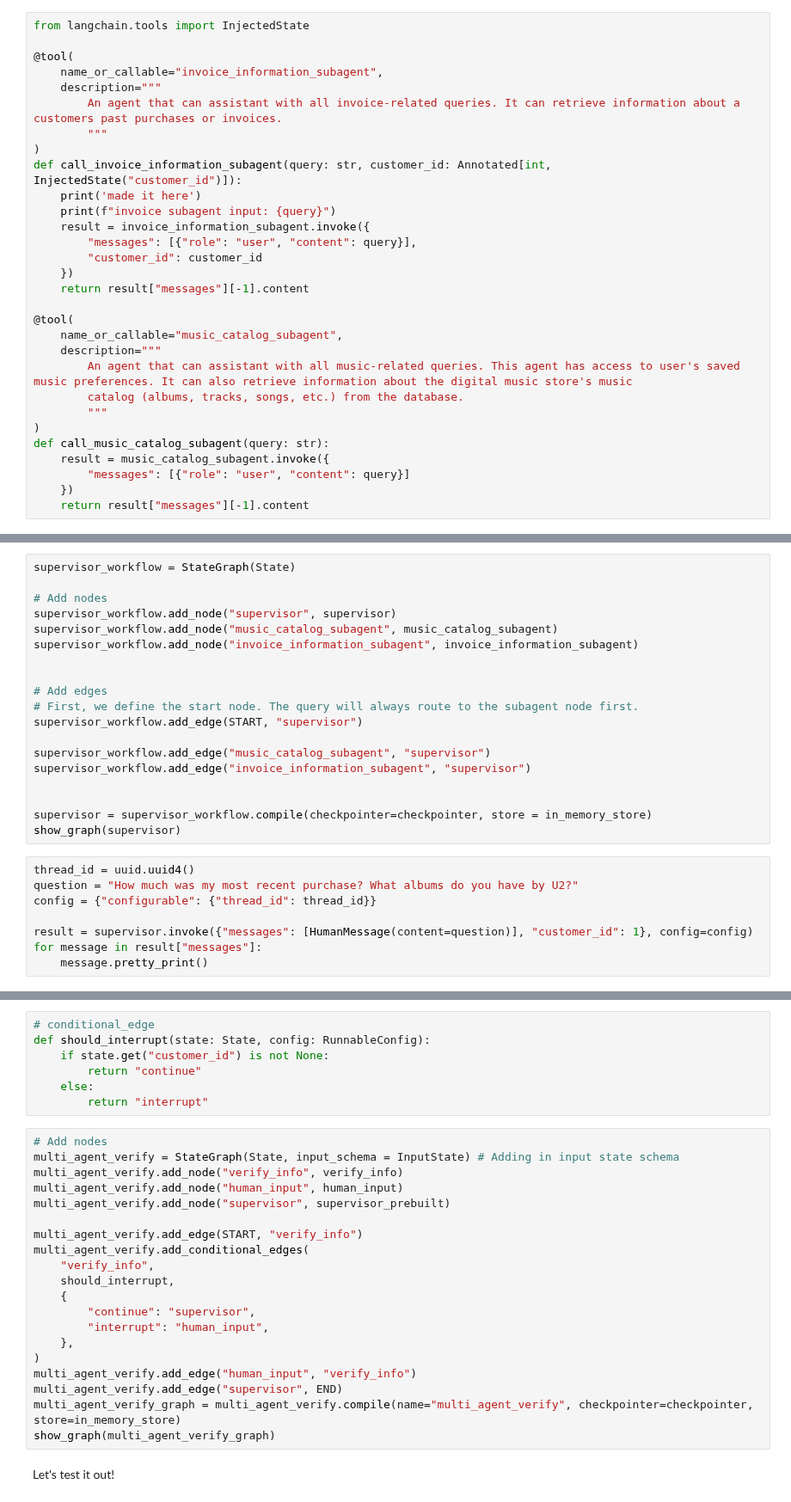
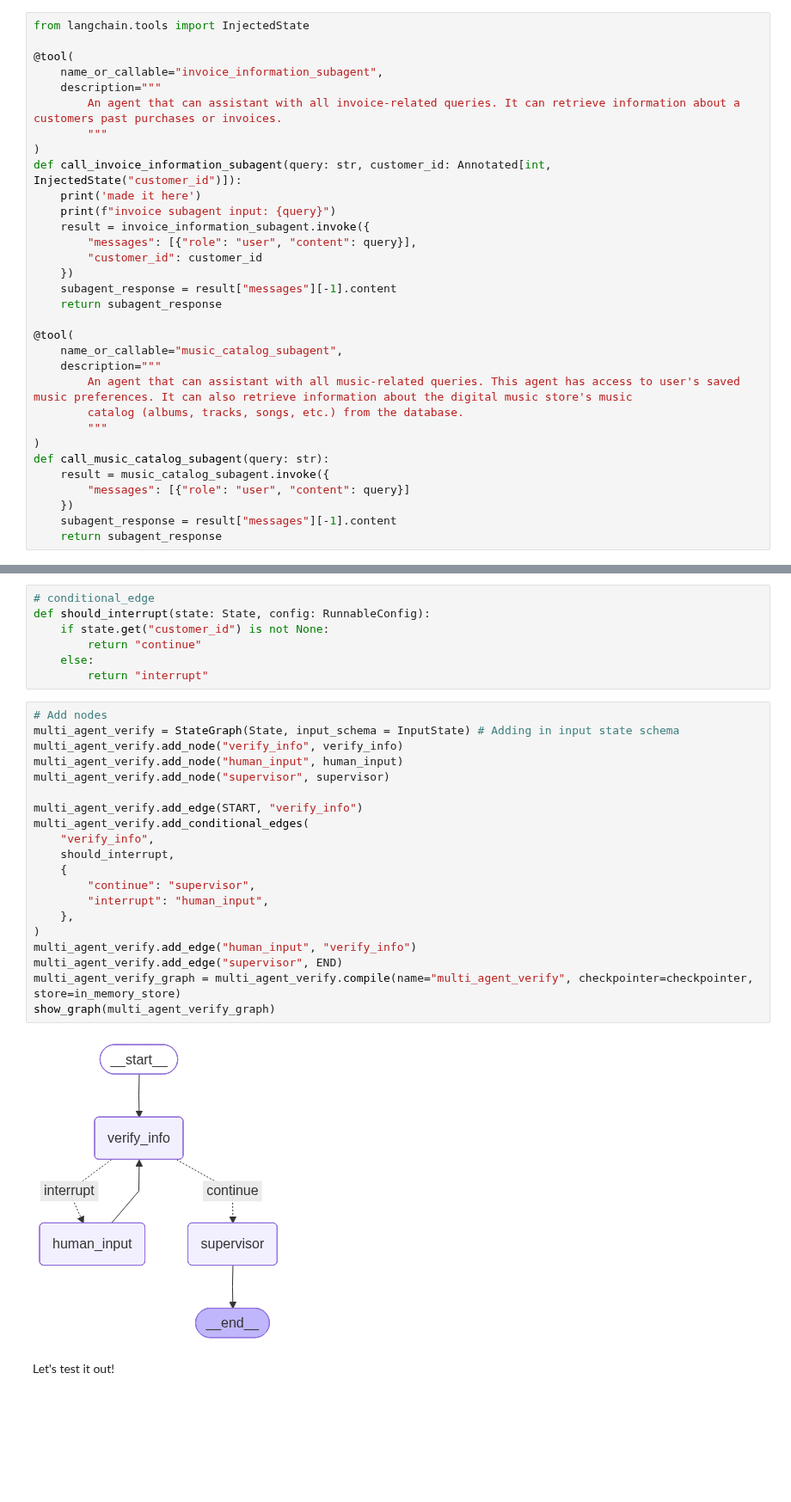
Before and after one commit to langchain-ai/langgraph-101, a Jupyter notebook: notebooks/multi_agent.ipynb, the cells around one changed output, grey strips where cells are left out. Shown at 86% size. Saved outputs shown, nothing was run; the diff lists cells and outputs as text; blank space fills up the shorter version.

Commit message:
vic-refactor: refactored agents & minor updates to your notebook changes Jake

```diff
--- a/notebooks/multi_agent.ipynb
+++ b/notebooks/multi_agent.ipynb
@@ -561,7 +560,8 @@ def call_invoice_information_subagent(query: str, customer_id: Annotated[int, In
         "messages": [{"role": "user", "content": query}],
         "customer_id": customer_id
     })
-    return result["messages"][-1].content
+    subagent_response = result["messages"][-1].content
+    return subagent_response
 
 @tool(
     name_or_callable="music_catalog_subagent",
@@ -574,7 +574,8 @@ def call_music_catalog_subagent(query: str):
     result = music_catalog_subagent.invoke({
         "messages": [{"role": "user", "content": query}]
     })
-    return result["messages"][-1].content
+    subagent_response = result["messages"][-1].content
+    return subagent_response
 # %% [markdown]
 #### Part 2.1.3 Putting it all together
 # %%
@@ -678,30 +625,3 @@ def supervisor(state: State, config: RunnableConfig) -> Command[Literal["music_c
-# %%
-supervisor_workflow = StateGraph(State)
-
-# Add nodes
-supervisor_workflow.add_node("supervisor", supervisor)
-supervisor_workflow.add_node("music_catalog_subagent", music_catalog_subagent)
-supervisor_workflow.add_node("invoice_information_subagent", invoice_information_subagent)
-
-
-# Add edges
-# First, we define the start node. The query will always route to the subagent node first.
-supervisor_workflow.add_edge(START, "supervisor")
-
-supervisor_workflow.add_edge("music_catalog_subagent", "supervisor")
-supervisor_workflow.add_edge("invoice_information_subagent", "supervisor")
-
-
-supervisor = supervisor_workflow.compile(checkpointer=checkpointer, store = in_memory_store)
-show_graph(supervisor)
-# %%
-thread_id = uuid.uuid4()
-question = "How much was my most recent purchase? What albums do you have by U2?"
-config = {"configurable": {"thread_id": thread_id}}
-
-result = supervisor.invoke({"messages": [HumanMessage(content=question)], "customer_id": 1}, config=config)
-for message in result["messages"]:
-    message.pretty_print()
 # %% [markdown]
 ## Part 3: Adding customer verification through human-in-the-loop
 # %% [markdown]
@@ -819,23 +739,25 @@ def should_interrupt(state: State, config: RunnableConfig):
 # %%
 # Add nodes
 multi_agent_verify = StateGraph(State, input_schema = InputState) # Adding in input state schema
 multi_agent_verify.add_node("verify_info", verify_info)
 multi_agent_verify.add_node("human_input", human_input)
-multi_agent_verify.add_node("supervisor", supervisor_prebuilt)
+multi_agent_verify.add_node("supervisor", supervisor)
 
 multi_agent_verify.add_edge(START, "verify_info")
 multi_agent_verify.add_conditional_edges(
     "verify_info",
     should_interrupt,
     {
         "continue": "supervisor",
         "interrupt": "human_input",
     },
 )
 multi_agent_verify.add_edge("human_input", "verify_info")
 multi_agent_verify.add_edge("supervisor", END)
 multi_agent_verify_graph = multi_agent_verify.compile(name="multi_agent_verify", checkpointer=checkpointer, store=in_memory_store)
 show_graph(multi_agent_verify_graph)
+# %% [output]
+[figure, added]
 # %% [markdown]
 Let's test it out!
 # %%
```
Also changed, not shown: parts of 15 cells of this notebook, 11 other files.
